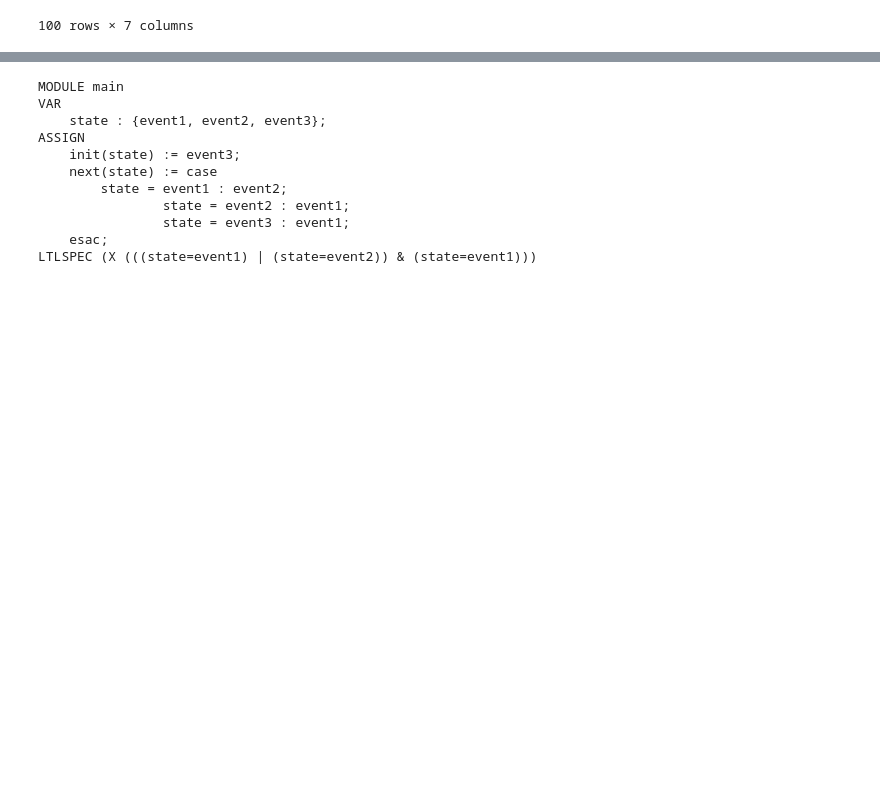
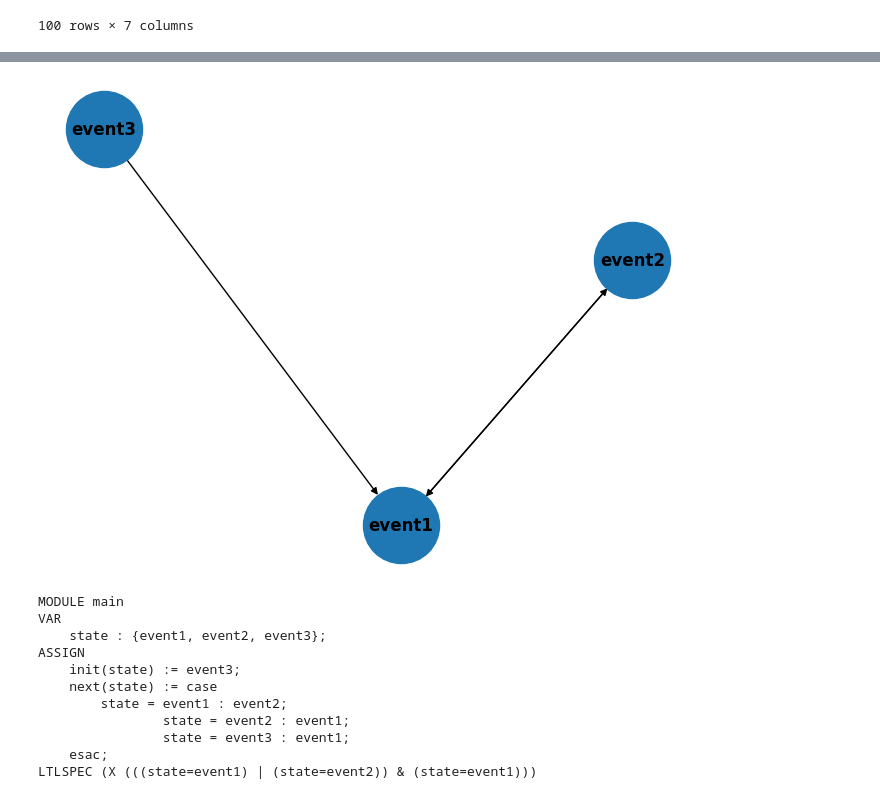
Before and after one commit to RutaTang/LTLBench, a Jupyter notebook: analysis.ipynb, the cells around one changed output, grey strips where cells are left out. Saved outputs shown, nothing was run; the diff lists cells and outputs as text; code cells hidden in the pictures; blank space fills up the shorter version.

Commit message:
add graphml

```diff
--- a/analysis.ipynb
+++ b/analysis.ipynb
@@ -98,3 +43,13 @@ data.head(10)
+# %%
+from matplotlib import pyplot as plt
+import networkx as nx
+import io
+
+graph = nx.read_graphml(io.StringIO(data.loc[0, 'graph']))
+nx.draw(graph, with_labels=True, font_weight='bold', node_size=3000)
+plt.show()
+# %% [output]
+[figure, added]
 # %%
 print(data.loc[0, 'code'])
 # %% [output]
```
Also changed, not shown: parts of 3 cells of this notebook, 4 other files.
